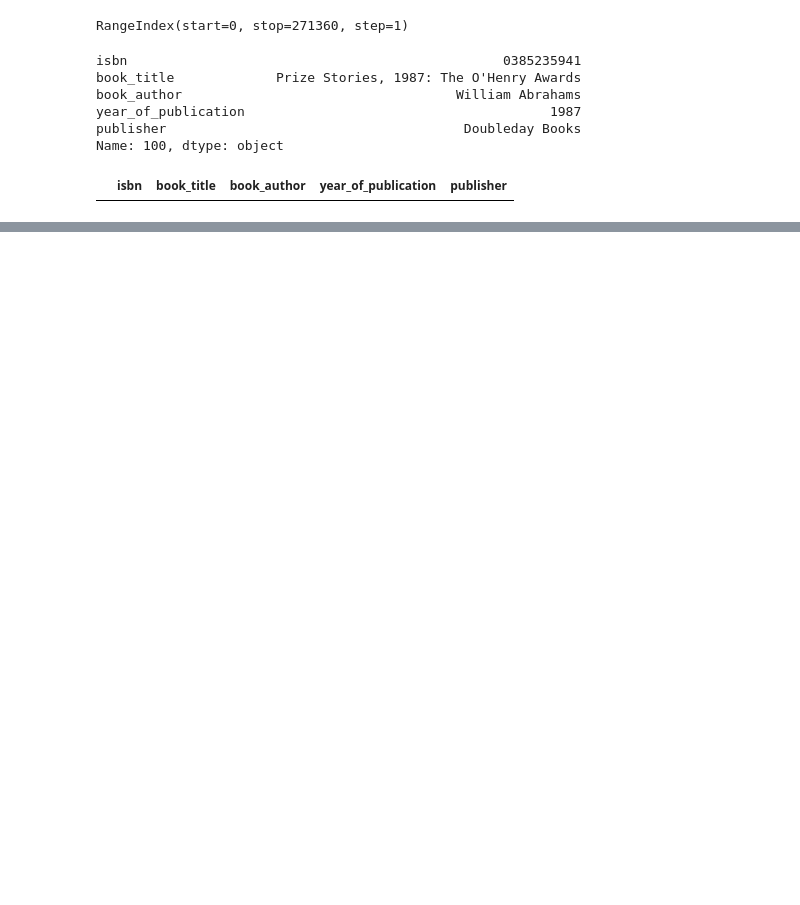
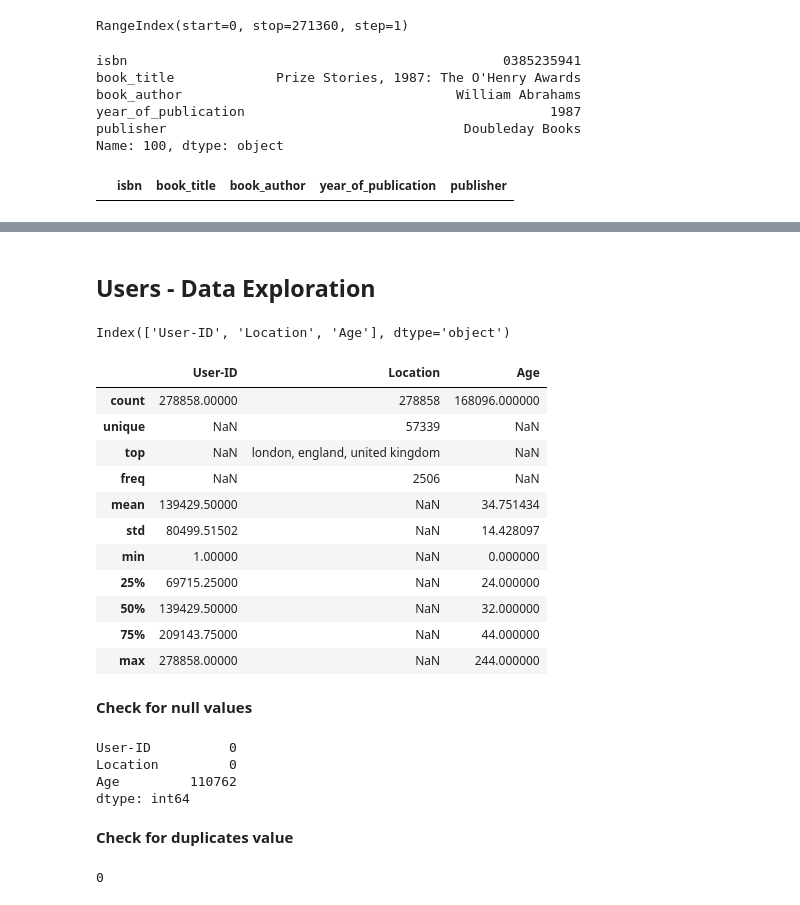
Before and after one commit to raushan9jnv/Book-recommendation-system, a Jupyter notebook: Book_recommendation_system_capstone_project_4.ipynb, the cells around one changed output, grey strips where cells are left out. Drawn from its saved outputs; the diff is of its cells as text; code cells hidden in the pictures; blank space fills up the shorter version.

```diff
--- a/Book_recommendation_system_capstone_project_4.ipynb
+++ b/Book_recommendation_system_capstone_project_4.ipynb
@@ -346,3 +346,39 @@ df1
 |  | isbn | book_title | book_author | year_of_publication | publisher |
 | 1 | 0002005018 | Clara Callan | Richard Bruce Wright | 2001 | HarperFlamingo Canada |
 | 69226 | 0771597185 | The teacher's daughter | Richard Bruce Wright | 1982 | Macmillan of Canada |
+# %% [markdown]
+## **Users - Data Exploration**
+# %%
+df_users.columns
+# %% [output]
+Index(['User-ID', 'Location', 'Age'], dtype='object')
+# %%
+df_users.describe(include = 'all')
+# %% [output]
+|  | User-ID | Location | Age |
+| count | 278858.00000 | 278858 | 168096.000000 |
+| unique | NaN | 57339 | NaN |
+| top | NaN | london, england, united kingdom | NaN |
+| freq | NaN | 2506 | NaN |
+| mean | 139429.50000 | NaN | 34.751434 |
+| std | 80499.51502 | NaN | 14.428097 |
+| min | 1.00000 | NaN | 0.000000 |
+| 25% | 69715.25000 | NaN | 24.000000 |
+| 50% | 139429.50000 | NaN | 32.000000 |
+| 75% | 209143.75000 | NaN | 44.000000 |
+| max | 278858.00000 | NaN | 244.000000 |
+# %% [markdown]
+**Check for null values**
+# %%
+df_users.isnull().sum()
+# %% [output]
+User-ID          0
+Location         0
+Age         110762
+dtype: int64
+# %% [markdown]
+**Check for duplicates value**
+# %%
+df_users.duplicated().sum()  # no any
+# %% [output]
+0
```
Also changed, not shown: parts of 27 cells of this notebook.
